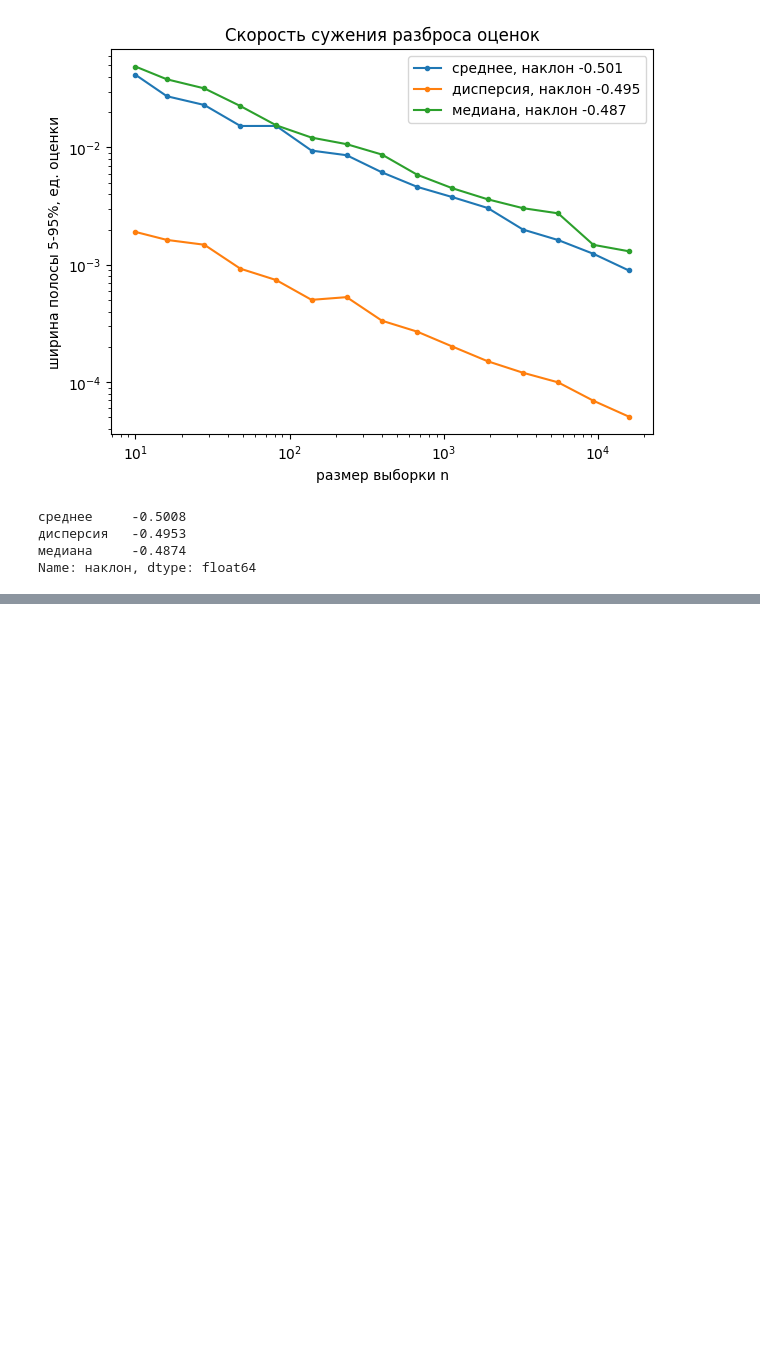
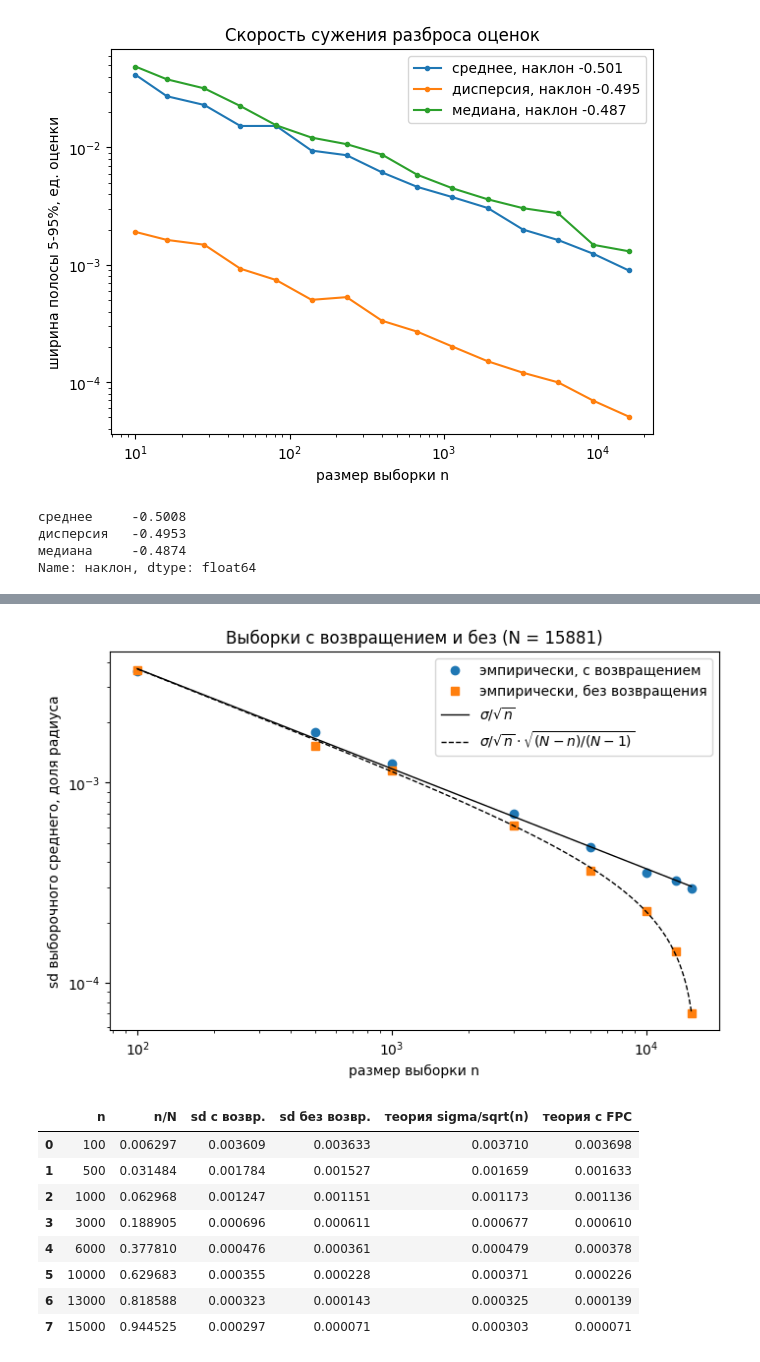
Before and after one commit to SanechkaTuoKe/APPSTAT-LABWORK, a Jupyter notebook: notebooks/rv03_r_def.ipynb, the cells around one changed output, grey strips where cells are left out. Drawn from its saved outputs; the diff is of its cells as text; code cells hidden in the pictures; blank space fills up the shorter version.

```diff
--- a/notebooks/rv03_r_def.ipynb
+++ b/notebooks/rv03_r_def.ipynb
@@ -399,0 +458,38 @@ Name: наклон, dtype: float64
+# %%
+# Монте-Карло: sd выборочного среднего с возвращением и без против теории
+sigma = xv.std(ddof=0)
+n_grid = np.array([100, 500, 1000, 3000, 6000, 10000, 13000, 15000])
+mc = []
+for n in n_grid:
+    m_with = [rng.choice(xv, n, replace=True).mean() for _ in range(N_MC)]
+    m_without = [rng.choice(xv, n, replace=False).mean() for _ in range(N_MC)]
+    mc.append({"n": n, "n/N": n / N, "sd с возвр.": np.std(m_with, ddof=1),
+               "sd без возвр.": np.std(m_without, ddof=1),
+               "теория sigma/sqrt(n)": sigma / np.sqrt(n),
+               "теория с FPC": sigma / np.sqrt(n) * np.sqrt((N - n) / (N - 1))})
+mc = pd.DataFrame(mc)
+
+fig, ax = plt.subplots(figsize=(8, 5))
+ax.loglog(mc["n"], mc["sd с возвр."], "o", label="эмпирически, с возвращением")
+ax.loglog(mc["n"], mc["sd без возвр."], "s", label="эмпирически, без возвращения")
+nn = np.linspace(n_grid.min(), n_grid.max(), 400)
+ax.loglog(nn, sigma / np.sqrt(nn), "k-", lw=1, label=r"$\sigma/\sqrt{n}$")
+ax.loglog(nn, sigma / np.sqrt(nn) * np.sqrt((N - nn) / (N - 1)), "k--", lw=1,
+          label=r"$\sigma/\sqrt{n}\cdot\sqrt{(N-n)/(N-1)}$")
+ax.set_xlabel("размер выборки n")
+ax.set_ylabel("sd выборочного среднего, доля радиуса")
+ax.set_title(f"Выборки с возвращением и без (N = {N})")
+ax.legend()
+plt.show()
+mc.round(6)
+# %% [output]
+[figure, added]
+|  | n | n/N | sd с возвр. | sd без возвр. | теория sigma/sqrt(n) | теория с FPC |
+| 0 | 100 | 0.006297 | 0.003609 | 0.003633 | 0.003710 | 0.003698 |
+| 1 | 500 | 0.031484 | 0.001784 | 0.001527 | 0.001659 | 0.001633 |
+| 2 | 1000 | 0.062968 | 0.001247 | 0.001151 | 0.001173 | 0.001136 |
+| 3 | 3000 | 0.188905 | 0.000696 | 0.000611 | 0.000677 | 0.000610 |
+| 4 | 6000 | 0.377810 | 0.000476 | 0.000361 | 0.000479 | 0.000378 |
+| 5 | 10000 | 0.629683 | 0.000355 | 0.000228 | 0.000371 | 0.000226 |
+| 6 | 13000 | 0.818588 | 0.000323 | 0.000143 | 0.000325 | 0.000139 |
+| 7 | 15000 | 0.944525 | 0.000297 | 0.000071 | 0.000303 | 0.000071 |
```
Also changed, not shown: parts of 5 cells of this notebook.
